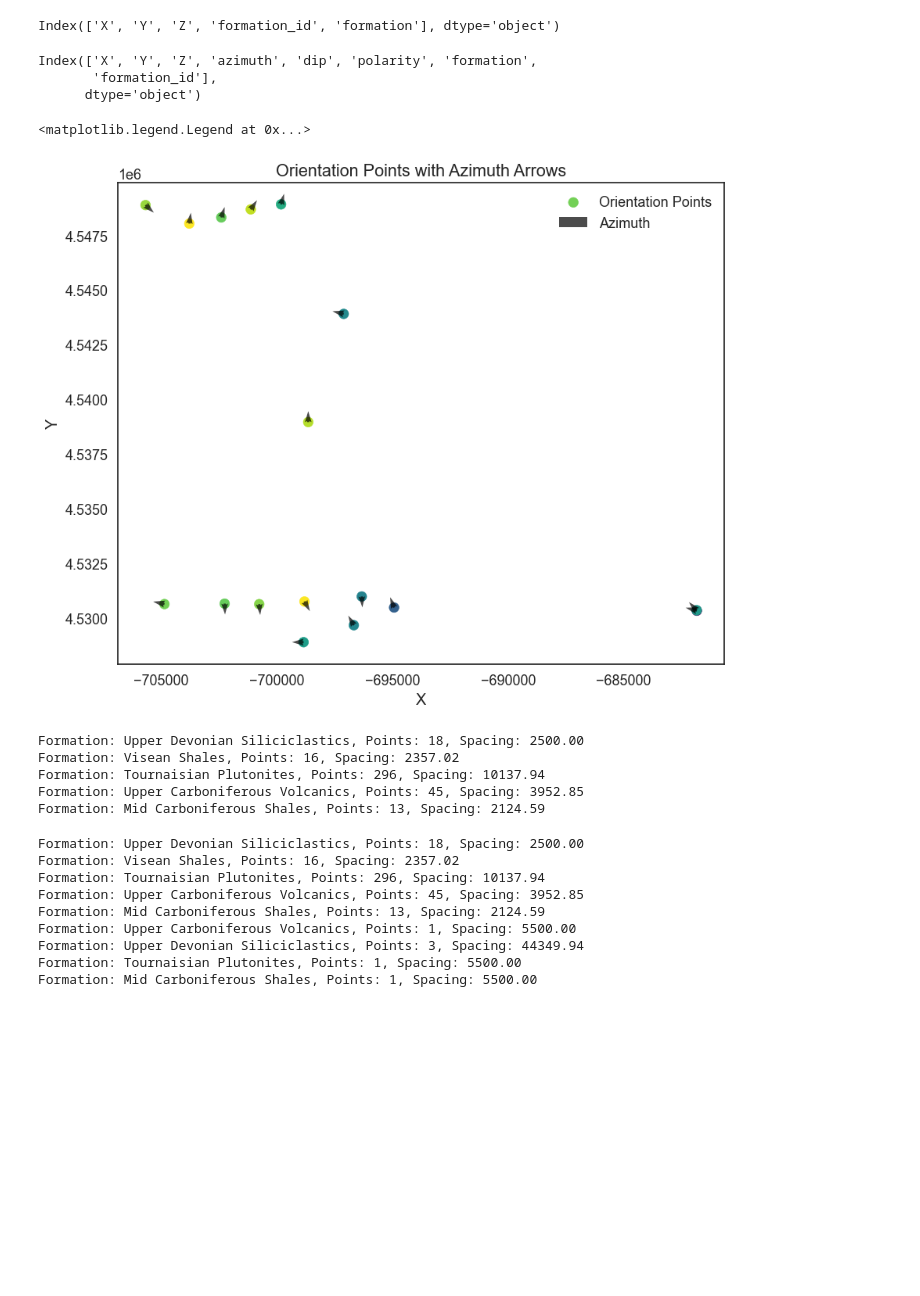
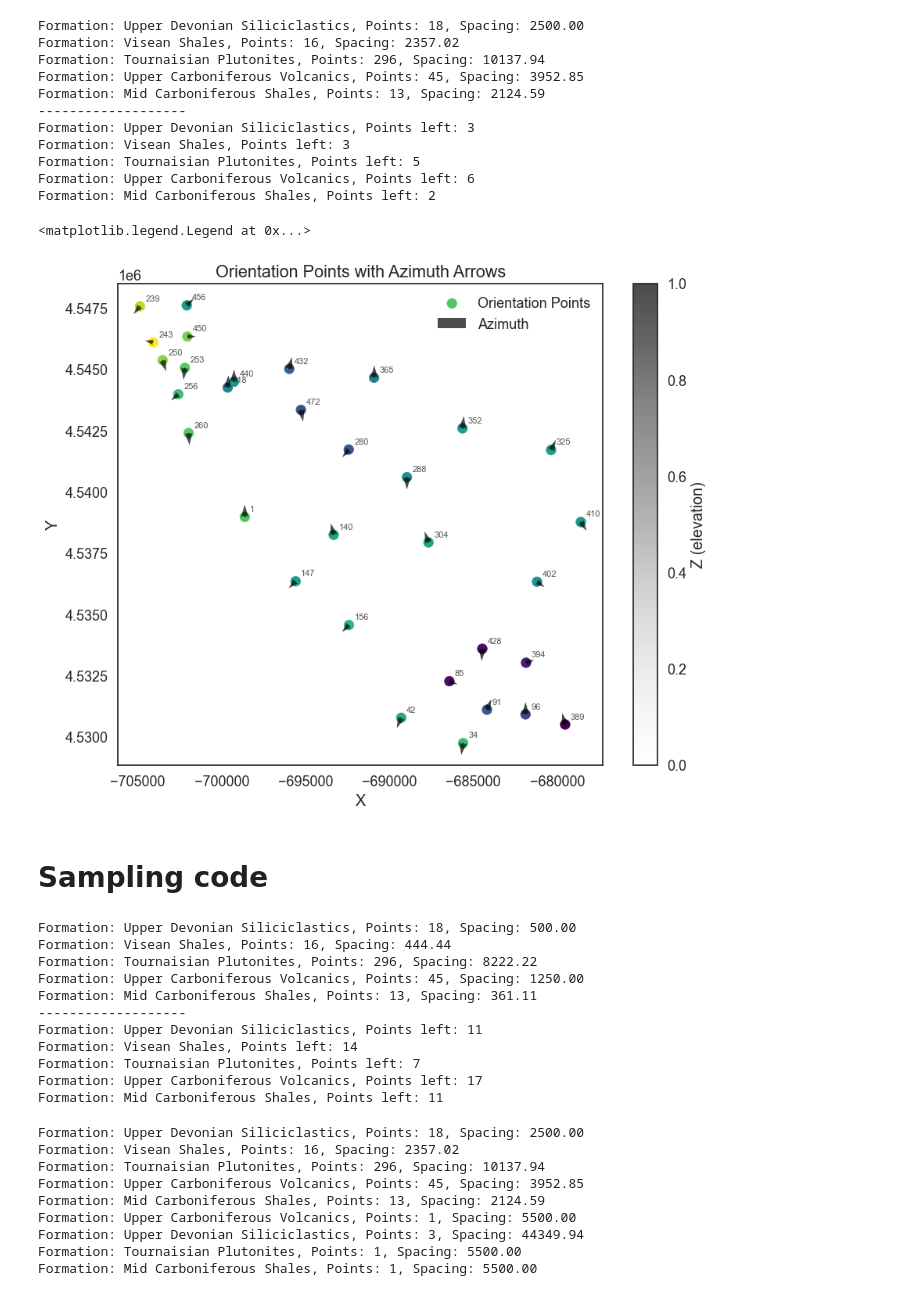
Before and after one commit to terranigma-solutions/Mineye-Terranigma, a Jupyter notebook: GeoModel/sampler.ipynb, the cells around one changed output. Cells and saved outputs as stored; diff of their text form; code cells hidden in the pictures; blank space fills up the shorter version.

```diff
--- a/GeoModel/sampler.ipynb
+++ b/GeoModel/sampler.ipynb
@@ -20,16 +20,23 @@ path_to_topography = r"C:\Users\mrcon\OneDrive\Data B\School\GP2\Internship\Mine
 path_to_topography_cleaned = r"C:\Users\mrcon\OneDrive\Data B\School\GP2\Internship\Mineye\GIS\Tharsis\Output\topo_cleaned.tif"
 # %%
 points_df = pd.read_csv(path_to_data, encoding='latin1', engine='python')
-points_df.keys()
+sampled_points_df       = sampling(points_df,plotting=False)
+sampled_points_df = sampled_points_df[sampled_points_df['formation'].isin(['Tournaisian Plutonites', 'Upper Carboniferous Volcanics'])].reset_index(drop=True)
 # %% [output]
-Index(['X', 'Y', 'Z', 'formation_id', 'formation'], dtype='object')
+Formation: Upper Devonian Siliciclastics, Points: 18, Spacing: 2500.00
+Formation: Visean Shales, Points: 16, Spacing: 2357.02
+Formation: Tournaisian Plutonites, Points: 296, Spacing: 10137.94
+Formation: Upper Carboniferous Volcanics, Points: 45, Spacing: 3952.85
+Formation: Mid Carboniferous Shales, Points: 13, Spacing: 2124.59
+-------------------
+Formation: Upper Devonian Siliciclastics, Points left: 3
+Formation: Visean Shales, Points left: 3
+Formation: Tournaisian Plutonites, Points left: 5
+Formation: Upper Carboniferous Volcanics, Points left: 6
+Formation: Mid Carboniferous Shales, Points left: 2
 # %%
 orientations_df = pd.read_csv(path_to_orientations, encoding='latin1', engine='python')
-orientations_df.keys()
+orientations_df = orientations_df[orientations_df['formation'].isin(['Tournaisian Plutonites', 'Upper Carboniferous Volcanics'])].reset_index(drop=True)
-# %% [output]
-Index(['X', 'Y', 'Z', 'azimuth', 'dip', 'polarity', 'formation',
-       'formation_id'],
-      dtype='object')
 # %%
 # Add volcanic formation orientations around the blob
 orange_one_orientations = [
@@ -78,24 +170,31 @@ orientations_df.to_csv(sampled_orientations_path, index=False)
 # %%
 plt.figure(figsize=(10, 8))
 plt.scatter(orientations_df['X'], orientations_df['Y'], c=orientations_df['Z'], cmap='viridis', label='Orientation Points')
 
 # Add arrows for azimuth
 length = 500  # arrow length in map units
 azimuth_rad = np.deg2rad(orientations_df['azimuth'])
 dx = length * np.sin(azimuth_rad)
 dy = length * np.cos(azimuth_rad)
 
 plt.quiver(
     orientations_df['X'], orientations_df['Y'],
     dx, dy,
     angles='xy', scale_units='xy', scale=1, color='black', width=0.005, alpha=0.7,
     label='Azimuth'
 )
+# Add text annotations for formation_id
+for i, row in orientations_df.iterrows():
+    plt.annotate(str(row['formation_id']),
+                (row['X'], row['Y']),
+                xytext=(5, 5), textcoords='offset points',
+                fontsize=8, alpha=0.8)
 
+plt.colorbar(label='Z (elevation)')
 plt.xlabel('X')
 plt.ylabel('Y')
 plt.title('Orientation Points with Azimuth Arrows')
 plt.legend()
 # %% [output]
 <matplotlib.legend.Legend at 0x...>
-[figure, old version]
+[figure, new version]
@@ -106,3 +201,5 @@ points_df.to_csv(sampled_points_path, index=False)
+# %% [markdown]
+# Sampling code
 # %%
 def smart_sample(sub_df, min_spacing):
     coords = sub_df[['X', 'Y']].values
@@ -171,12 +274,18 @@ def sampling(df,BASE_SPACING=2500,ALPHA=0.50,plotting=False):
     return sampled_df_all
 # %%
-sampled_points_df       = sampling(points_df,plotting=False)
+sampled_points_df       = sampling(points_df,plotting=False,BASE_SPACING=500, ALPHA=1.0)
 # %% [output]
-Formation: Upper Devonian Siliciclastics, Points: 18, Spacing: 2500.00
-Formation: Visean Shales, Points: 16, Spacing: 2357.02
-Formation: Tournaisian Plutonites, Points: 296, Spacing: 10137.94
-Formation: Upper Carboniferous Volcanics, Points: 45, Spacing: 3952.85
-Formation: Mid Carboniferous Shales, Points: 13, Spacing: 2124.59
+Formation: Upper Devonian Siliciclastics, Points: 18, Spacing: 500.00
+Formation: Visean Shales, Points: 16, Spacing: 444.44
+Formation: Tournaisian Plutonites, Points: 296, Spacing: 8222.22
+Formation: Upper Carboniferous Volcanics, Points: 45, Spacing: 1250.00
+Formation: Mid Carboniferous Shales, Points: 13, Spacing: 361.11
+-------------------
+Formation: Upper Devonian Siliciclastics, Points left: 11
+Formation: Visean Shales, Points left: 14
+Formation: Tournaisian Plutonites, Points left: 7
+Formation: Upper Carboniferous Volcanics, Points left: 17
+Formation: Mid Carboniferous Shales, Points left: 11
 # %%
 sampled_orientations_df = sampling(orientations_df, BASE_SPACING=5500, ALPHA=1.90)
 # %% [output]
```
Also changed, not shown: parts of 8 cells of this notebook, 13 other files.
